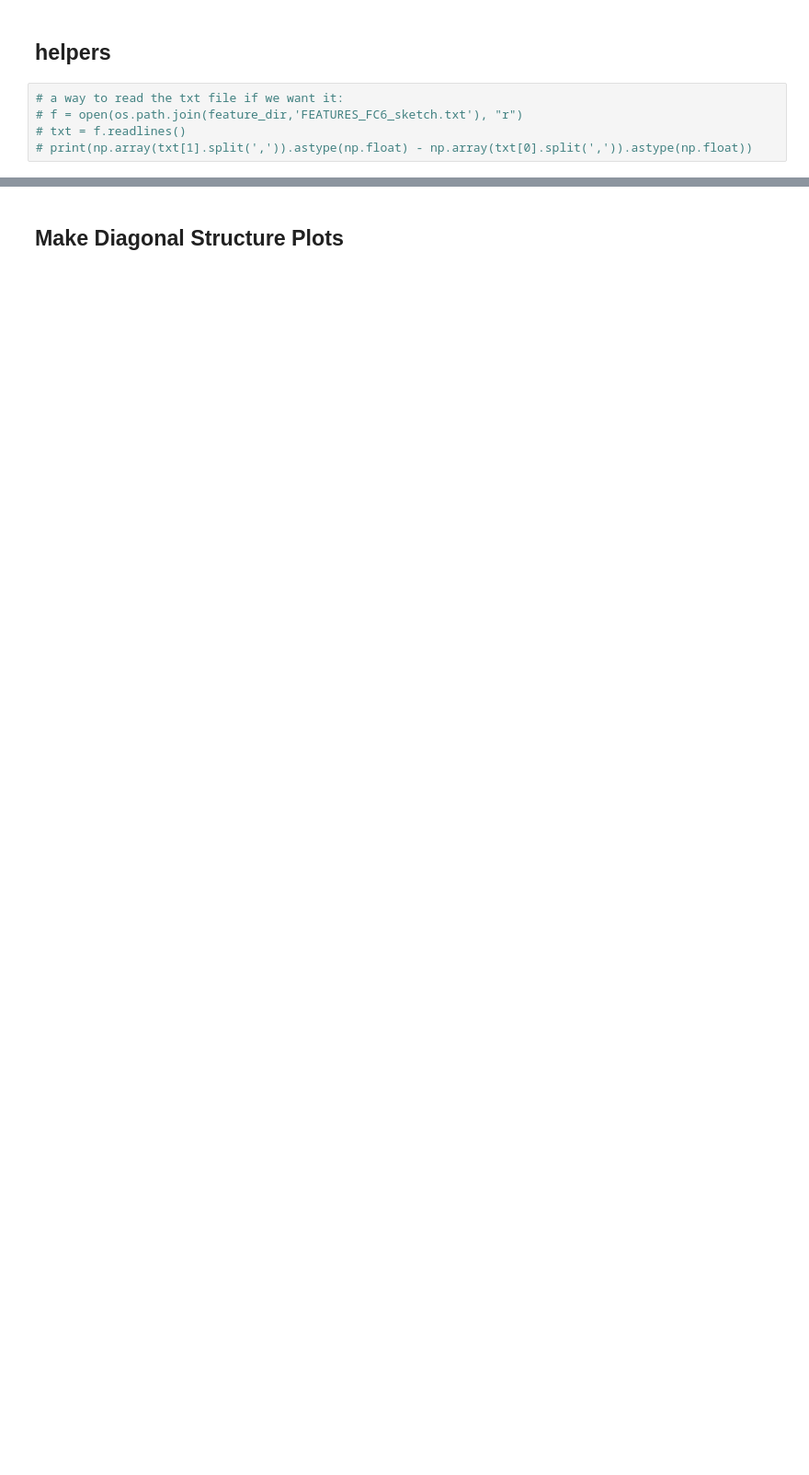
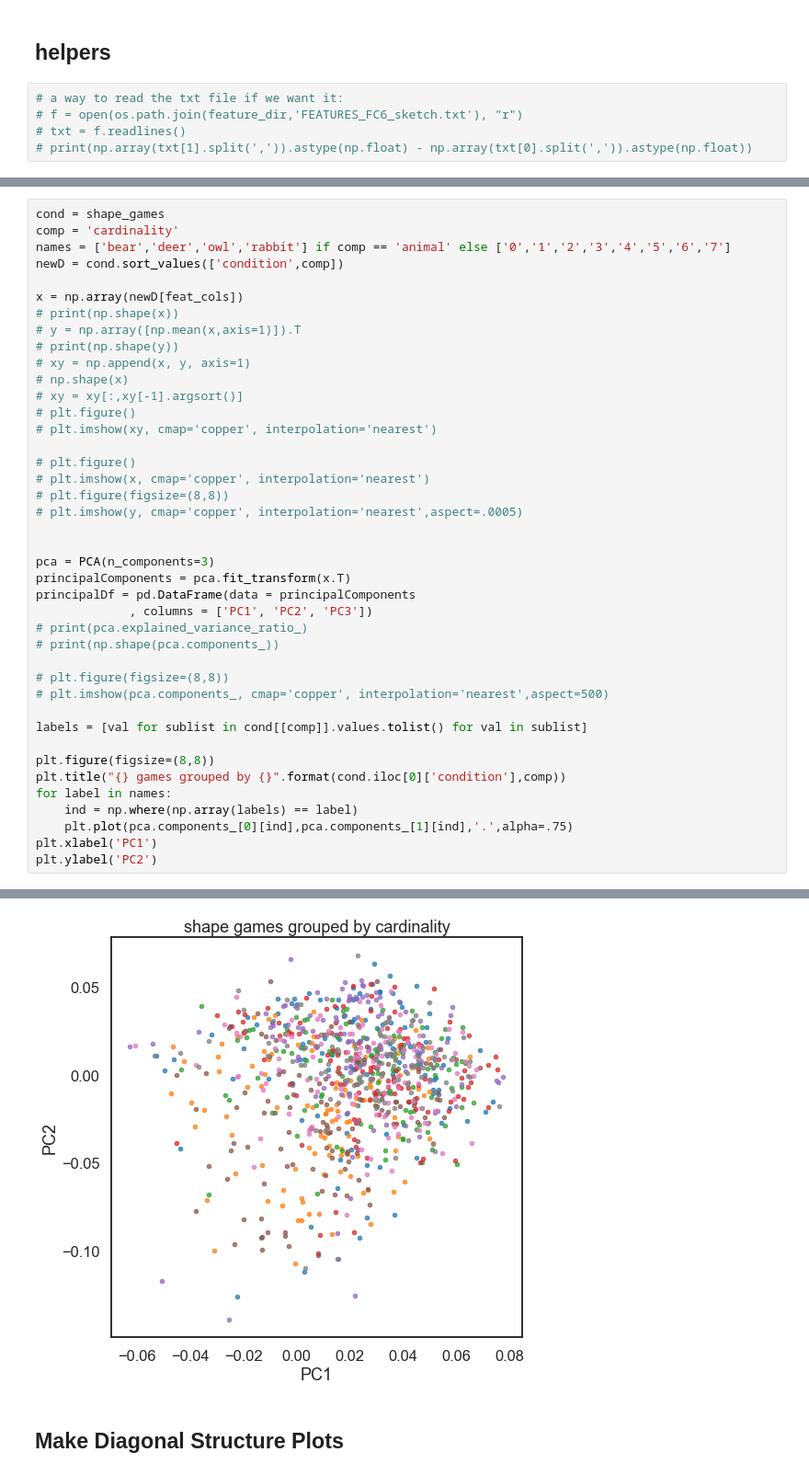
Before and after one commit to cogtoolslab/improvised_numerals, a Jupyter notebook: analysis/iternum_feature_analysis.ipynb, the cells around one changed output, grey strips where cells are left out. Shown at 92% size. Drawn from its saved outputs; the diff is of its cells as text; blank space fills up the shorter version.

```diff
--- a/analysis/iternum_feature_analysis.ipynb
+++ b/analysis/iternum_feature_analysis.ipynb
@@ -207,0 +291,42 @@ def make_mask(labels):
+# %%
+cond = shape_games
+comp = 'cardinality'
+names = ['bear','deer','owl','rabbit'] if comp == 'animal' else ['0','1','2','3','4','5','6','7']
+newD = cond.sort_values(['condition',comp])
+
+x = np.array(newD[feat_cols])
+# print(np.shape(x))
+# y = np.array([np.mean(x,axis=1)]).T
+# print(np.shape(y))
+# xy = np.append(x, y, axis=1)
+# np.shape(x)
+# xy = xy[:,xy[-1].argsort()]
+# plt.figure()
+# plt.imshow(xy, cmap='copper', interpolation='nearest')
+
+# plt.figure()
+# plt.imshow(x, cmap='copper', interpolation='nearest')
+# plt.figure(figsize=(8,8))
+# plt.imshow(y, cmap='copper', interpolation='nearest',aspect=.0005)
+
+
+pca = PCA(n_components=3)
+principalComponents = pca.fit_transform(x.T)
+principalDf = pd.DataFrame(data = principalComponents
+             , columns = ['PC1', 'PC2', 'PC3'])
+# print(pca.explained_variance_ratio_)
+# print(np.shape(pca.components_))
+
+# plt.figure(figsize=(8,8))
+# plt.imshow(pca.components_, cmap='copper', interpolation='nearest',aspect=500)
+
+labels = [val for sublist in cond[[comp]].values.tolist() for val in sublist]
+
+plt.figure(figsize=(8,8))
+plt.title("{} games grouped by {}".format(cond.iloc[0]['condition'],comp))
+for label in names:
+    ind = np.where(np.array(labels) == label)
+    plt.plot(pca.components_[0][ind],pca.components_[1][ind],'.',alpha=.75)
+plt.xlabel('PC1')
+plt.ylabel('PC2')
+# %% [output]
@@ -208,3 +334,4 @@ def make_mask(labels):
+[figure, added]
 # %% [markdown]
 ## Make Diagonal Structure Plots
 # %%
```
Also changed, not shown: parts of 23 cells of this notebook, 3 other files.
